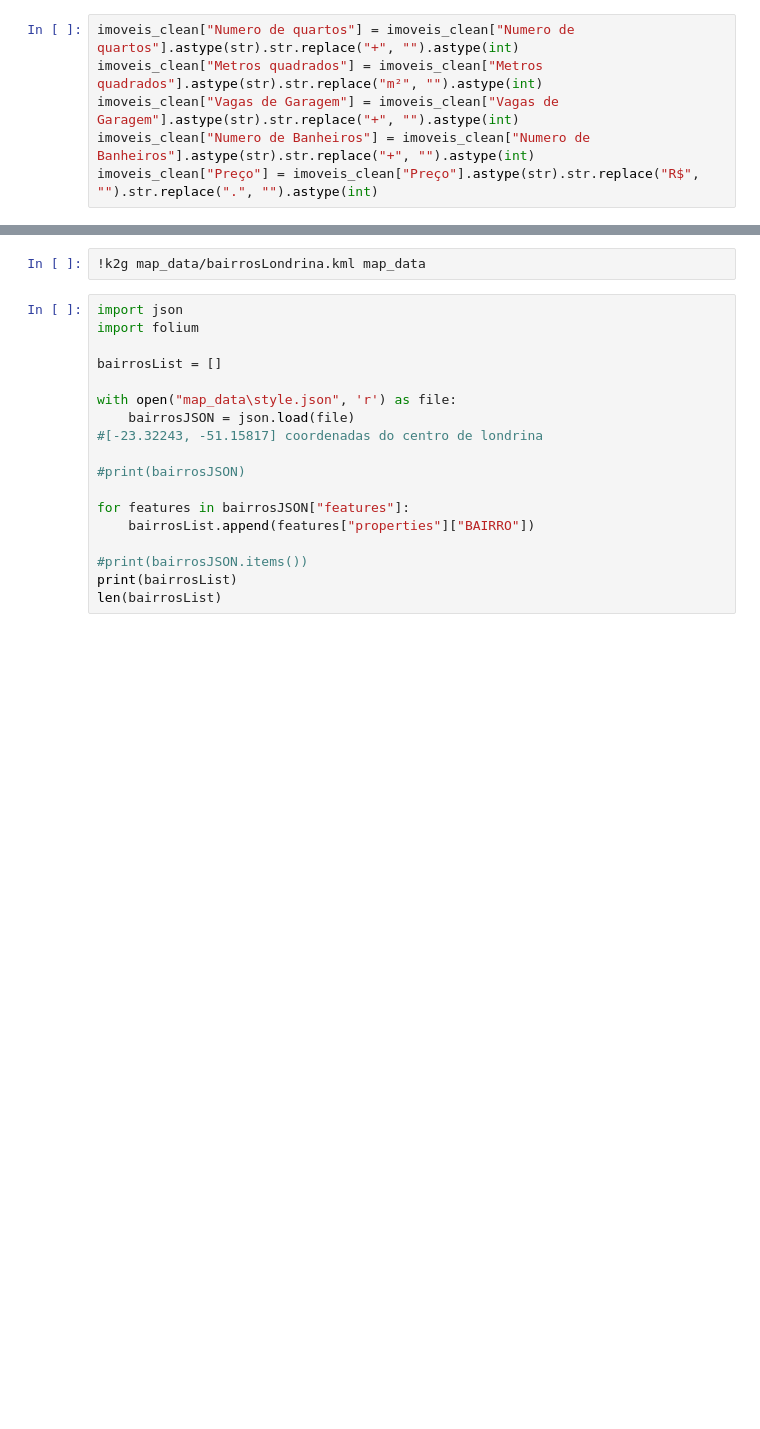
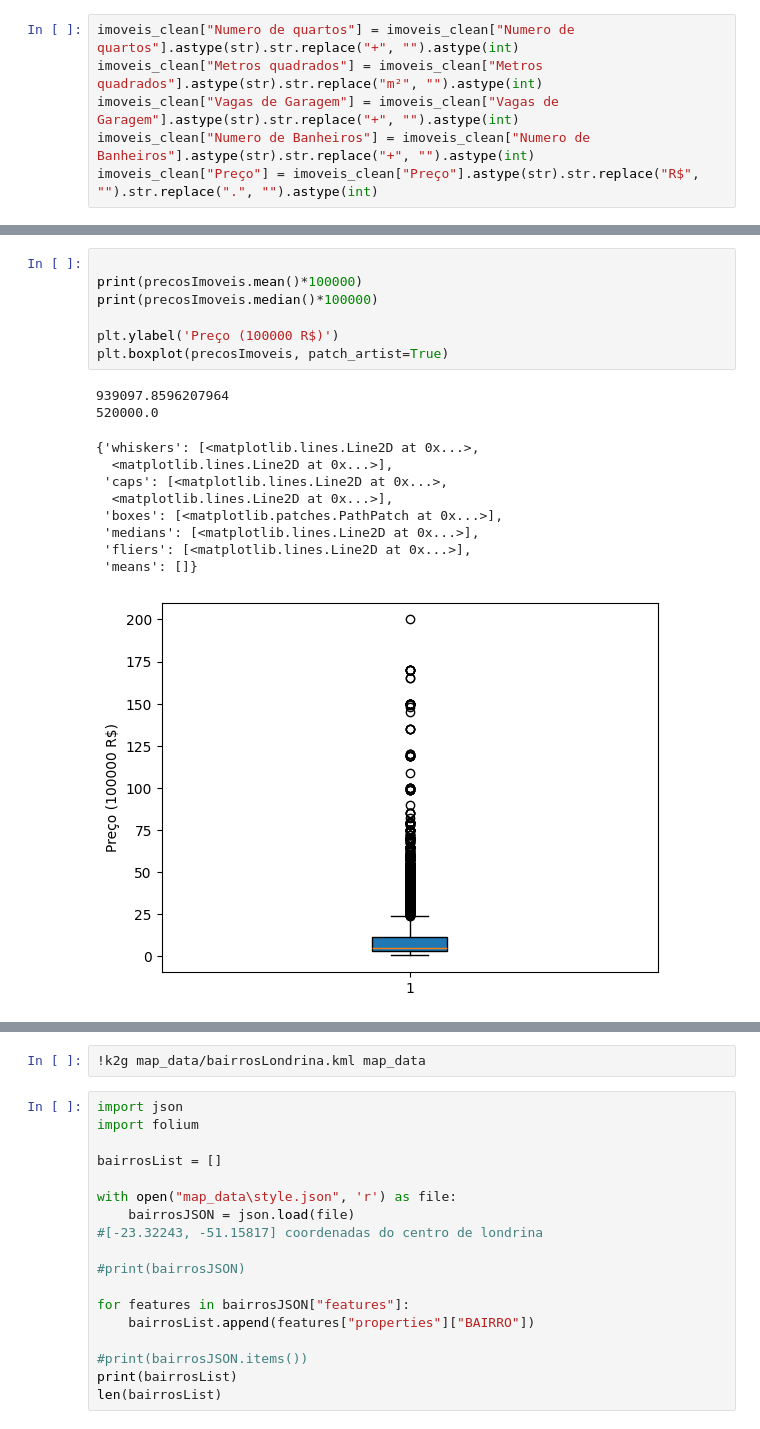
Before and after one commit to ZaniAndrei/Real-Estate-Price-Prediction-in-Londrina, a Jupyter notebook: analise.ipynb, the cells around one changed output, grey strips where cells are left out. Cells and saved outputs as stored; diff of their text form; blank space fills up the shorter version.

```diff
--- a/analise.ipynb
+++ b/analise.ipynb
@@ -94,0 +113,19 @@ bairrosDF.sort_values
+# %%
+
+print(precosImoveis.mean()*100000)
+print(precosImoveis.median()*100000)
+
+plt.ylabel('Preço (100000 R$)')
+plt.boxplot(precosImoveis, patch_artist=True)
+# %% [output]
+939097.8596207964
+520000.0
+{'whiskers': [<matplotlib.lines.Line2D at 0x...>,
+  <matplotlib.lines.Line2D at 0x...>],
+ 'caps': [<matplotlib.lines.Line2D at 0x...>,
+  <matplotlib.lines.Line2D at 0x...>],
+ 'boxes': [<matplotlib.patches.PathPatch at 0x...>],
+ 'medians': [<matplotlib.lines.Line2D at 0x...>],
+ 'fliers': [<matplotlib.lines.Line2D at 0x...>],
+ 'means': []}
+[figure, added]
```
Also changed, not shown: parts of 14 cells of this notebook, 1 other file.
